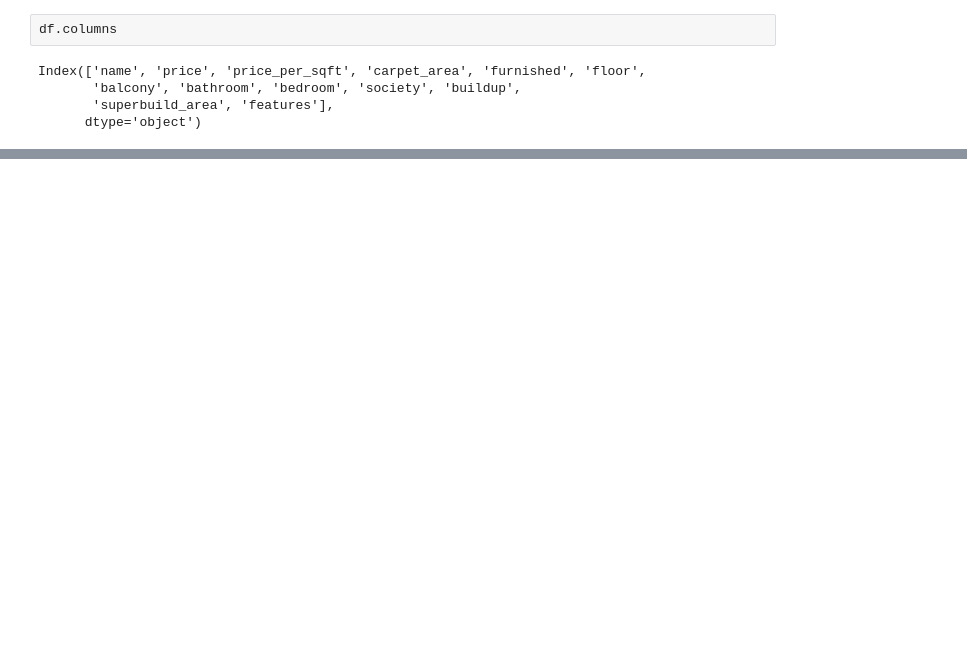
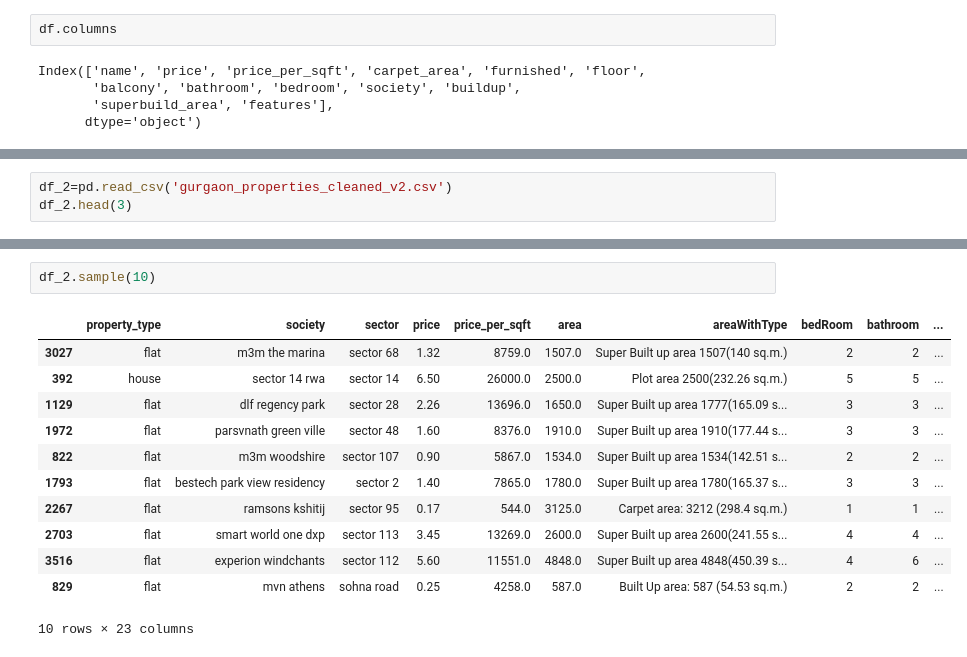
Before and after one commit to parthvichare/Real-Estate-Mumbai, a Jupyter notebook: Filling Missing Values.ipynb, the cells around one changed output, grey strips where cells are left out. Saved outputs shown, nothing was run; the diff lists cells and outputs as text; blank space fills up the shorter version.

```diff
--- a/Filling Missing Values.ipynb
+++ b/Filling Missing Values.ipynb
@@ -143,0 +143,3 @@ Index(['name', 'price', 'price_per_sqft', 'carpet_area', 'furnished', 'floor',
+# %%
+df_2=pd.read_csv('gurgaon_properties_cleaned_v2.csv')
+df_2.head(3)
@@ -143,0 +233,15 @@ Index(['name', 'price', 'price_per_sqft', 'carpet_area', 'furnished', 'floor',
+# %%
+df_2.sample(10)
+# %% [output]
+|  | property_type | society | sector | price | price_per_sqft | area | areaWithType | bedRoom | bathroom | ... |
+| 3027 | flat | m3m the marina | sector 68 | 1.32 | 8759.0 | 1507.0 | Super Built up area 1507(140 sq.m.) | 2 | 2 | ... |
+| 392 | house | sector 14 rwa | sector 14 | 6.50 | 26000.0 | 2500.0 | Plot area 2500(232.26 sq.m.) | 5 | 5 | ... |
+| 1129 | flat | dlf regency park | sector 28 | 2.26 | 13696.0 | 1650.0 | Super Built up area 1777(165.09 s... | 3 | 3 | ... |
+| 1972 | flat | parsvnath green ville | sector 48 | 1.60 | 8376.0 | 1910.0 | Super Built up area 1910(177.44 s... | 3 | 3 | ... |
+| 822 | flat | m3m woodshire | sector 107 | 0.90 | 5867.0 | 1534.0 | Super Built up area 1534(142.51 s... | 2 | 2 | ... |
+| 1793 | flat | bestech park view residency | sector 2 | 1.40 | 7865.0 | 1780.0 | Super Built up area 1780(165.37 s... | 3 | 3 | ... |
+| 2267 | flat | ramsons kshitij | sector 95 | 0.17 | 544.0 | 3125.0 | Carpet area: 3212 (298.4 sq.m.) | 1 | 1 | ... |
+| 2703 | flat | smart world one dxp | sector 113 | 3.45 | 13269.0 | 2600.0 | Super Built up area 2600(241.55 s... | 4 | 4 | ... |
+| 3516 | flat | experion windchants | sector 112 | 5.60 | 11551.0 | 4848.0 | Super Built up area 4848(450.39 s... | 4 | 6 | ... |
+| 829 | flat | mvn athens | sohna road | 0.25 | 4258.0 | 587.0 | Built Up area: 587 (54.53 sq.m.) | 2 | 2 | ... |
+10 rows × 23 columns
```
Also changed, not shown: parts of 16 cells of this notebook.
